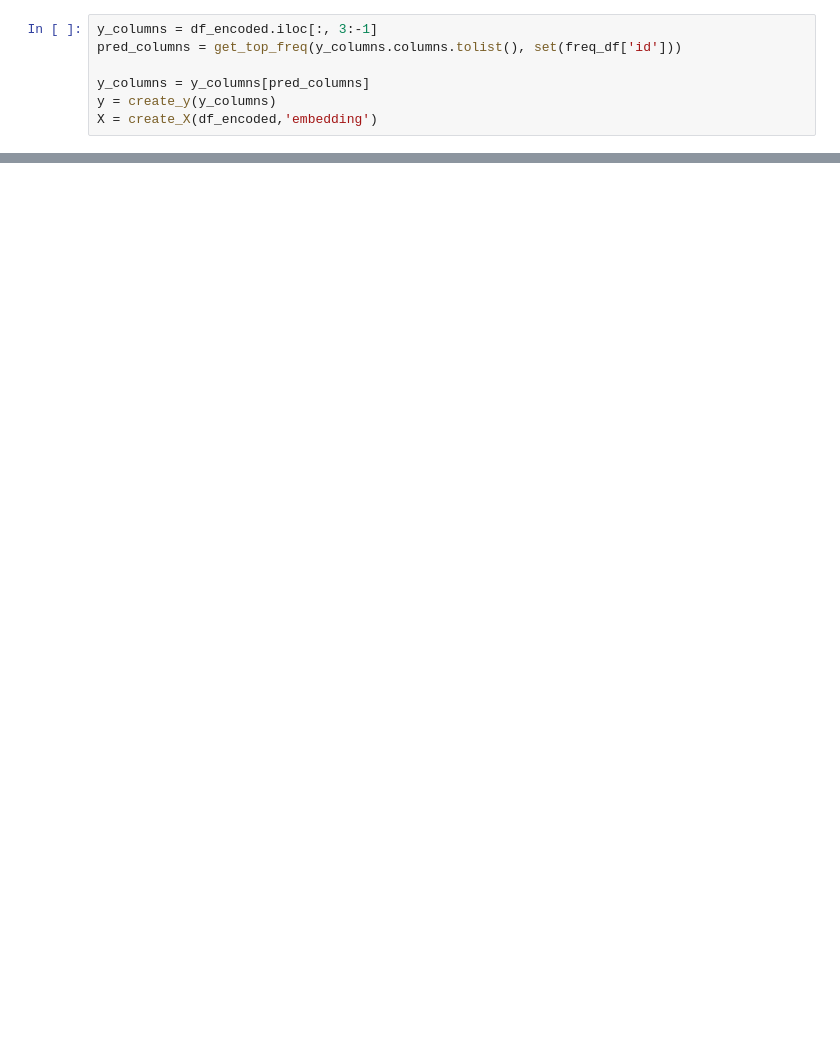
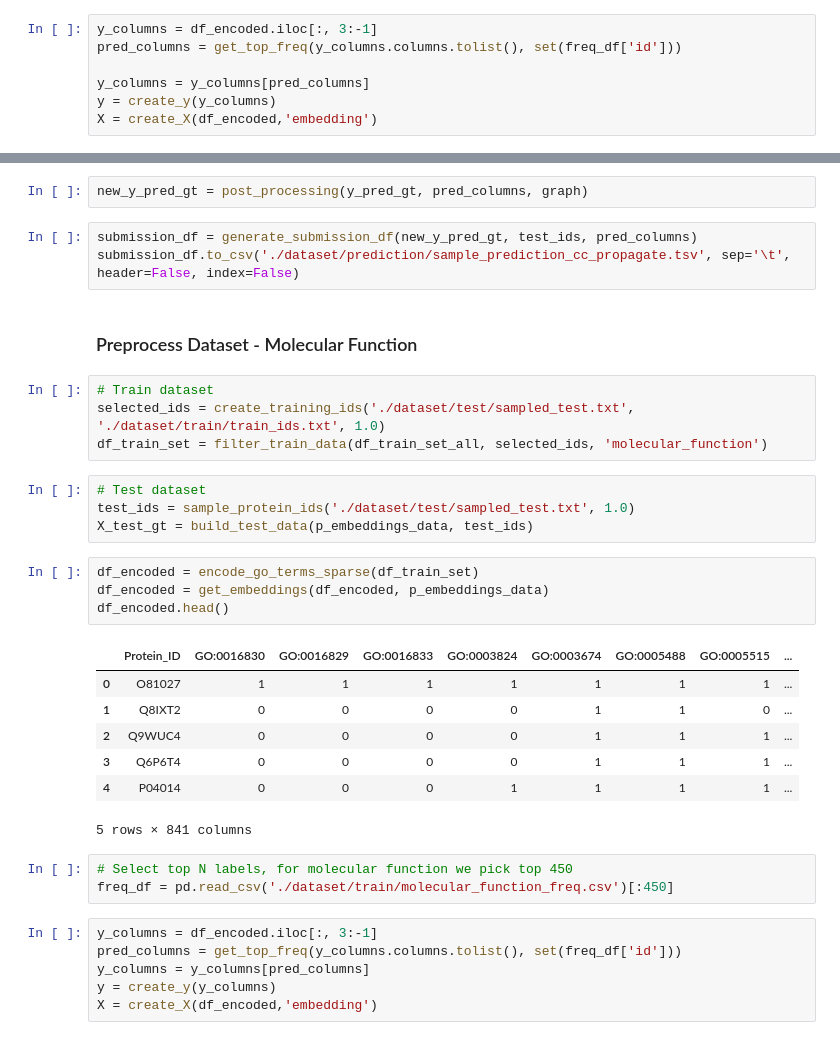
Before and after one commit to Action52/BioDataProject, a Jupyter notebook: simple_ff-satria.ipynb, the cells around one changed output, grey strips where cells are left out. Drawn from its saved outputs; the diff is of its cells as text; blank space fills up the shorter version.

Commit message:
Prediction and plot

```diff
--- a/simple_ff-satria.ipynb
+++ b/simple_ff-satria.ipynb
@@ -406,0 +466,36 @@ with open('submission.tsv', 'w') as file:
+# %%
+new_y_pred_gt = post_processing(y_pred_gt, pred_columns, graph)
+# %%
+submission_df = generate_submission_df(new_y_pred_gt, test_ids, pred_columns)
+submission_df.to_csv('./dataset/prediction/sample_prediction_cc_propagate.tsv', sep='\t', header=False, index=False)
+# %% [markdown]
+### Preprocess Dataset - Molecular Function
+# %%
+# Train dataset
+selected_ids = create_training_ids('./dataset/test/sampled_test.txt', './dataset/train/train_ids.txt', 1.0)
+df_train_set = filter_train_data(df_train_set_all, selected_ids, 'molecular_function')
+# %%
+# Test dataset
+test_ids = sample_protein_ids('./dataset/test/sampled_test.txt', 1.0)
+X_test_gt = build_test_data(p_embeddings_data, test_ids)
+# %%
+df_encoded = encode_go_terms_sparse(df_train_set)
+df_encoded = get_embeddings(df_encoded, p_embeddings_data)
+df_encoded.head()
+# %% [output]
+|  | Protein_ID | GO:0016830 | GO:0016829 | GO:0016833 | GO:0003824 | GO:0003674 | GO:0005488 | GO:0005515 | ... |
+| 0 | O81027 | 1 | 1 | 1 | 1 | 1 | 1 | 1 | ... |
+| 1 | Q8IXT2 | 0 | 0 | 0 | 0 | 1 | 1 | 0 | ... |
+| 2 | Q9WUC4 | 0 | 0 | 0 | 0 | 1 | 1 | 1 | ... |
+| 3 | Q6P6T4 | 0 | 0 | 0 | 0 | 1 | 1 | 1 | ... |
+| 4 | P04014 | 0 | 0 | 0 | 1 | 1 | 1 | 1 | ... |
+5 rows × 841 columns
+# %%
+# Select top N labels, for molecular function we pick top 450
+freq_df = pd.read_csv('./dataset/train/molecular_function_freq.csv')[:450]
+# %%
+y_columns = df_encoded.iloc[:, 3:-1]
+pred_columns = get_top_freq(y_columns.columns.tolist(), set(freq_df['id']))
+y_columns = y_columns[pred_columns]
+y = create_y(y_columns)
+X = create_X(df_encoded,'embedding')
```
Also changed, not shown: parts of 72 cells of this notebook, 1 other file.
